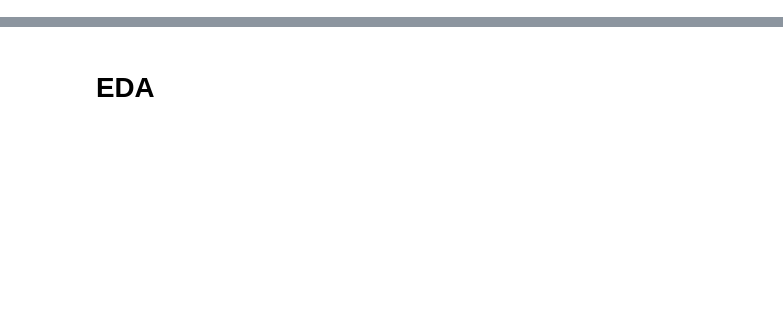
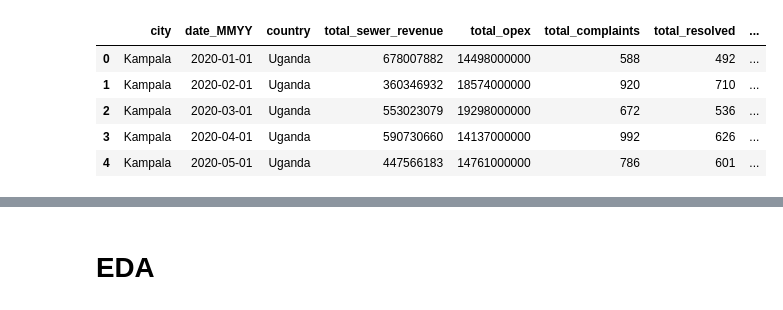
Before and after one commit to Praju2002/ADI-Team-B, a Jupyter notebook: EDA.ipynb, the cells around one changed output, grey strips where cells are left out. Cells and saved outputs as stored; diff of their text form; code cells hidden in the pictures; blank space fills up the shorter version.

```diff
--- a/EDA.ipynb
+++ b/EDA.ipynb
@@ -0,0 +180,30 @@
+# %%
+kpi2a4a5_all_fin_service_df = simple_group_and_sum(
+    df=all_fin_service_df, group_cols=["city", "date_MMYY", "country"],
+    sum_cols=["sewer_revenue", "opex", "complaints", "resolved", "blocks", "sewer_length"])
+
+kpi2a4a5_all_fin_service_df.rename(columns={'sewer_revenue': 'total_sewer_revenue'}, inplace=True)
+kpi2a4a5_all_fin_service_df.rename(columns={'opex': 'total_opex'}, inplace=True)
+kpi2a4a5_all_fin_service_df = kpi_rate_calc(kpi2a4a5_all_fin_service_df, "SRC", "total_sewer_revenue", "total_opex", flag=1)
+
+# kpi4a5_all_fin_service_df = simple_group_and_sum(
+#     df=all_fin_service_df, group_cols=["city", "date_MMYY", "country"],
+#     sum_cols=[])
+
+kpi2a4a5_all_fin_service_df.rename(columns={'complaints': 'total_complaints'}, inplace=True)
+kpi2a4a5_all_fin_service_df.rename(columns={'resolved': 'total_resolved'}, inplace=True)
+kpi2a4a5_all_fin_service_df = kpi_rate_calc(kpi2a4a5_all_fin_service_df, "SUC", "total_complaints", "total_resolved", flag=0)
+
+kpi2a4a5_all_fin_service_df.rename(columns={'blocks': 'total_blocks'}, inplace=True)
+kpi2a4a5_all_fin_service_df.rename(columns={'sewer_length': 'total_sewer_length'}, inplace=True)
+kpi2a4a5_all_fin_service_df = kpi_rate_calc(kpi2a4a5_all_fin_service_df, "SBK", "total_blocks", "total_sewer_length", flag=2)
+
+
+kpi2a4a5_all_fin_service_df.head()
+# %% [output]
+|  | city | date_MMYY | country | total_sewer_revenue | total_opex | total_complaints | total_resolved | ... |
+| 0 | Kampala | 2020-01-01 | Uganda | 678007882 | 14498000000 | 588 | 492 | ... |
+| 1 | Kampala | 2020-02-01 | Uganda | 360346932 | 18574000000 | 920 | 710 | ... |
+| 2 | Kampala | 2020-03-01 | Uganda | 553023079 | 19298000000 | 672 | 536 | ... |
+| 3 | Kampala | 2020-04-01 | Uganda | 590730660 | 14137000000 | 992 | 626 | ... |
+| 4 | Kampala | 2020-05-01 | Uganda | 447566183 | 14761000000 | 786 | 601 | ... |
```
Also changed, not shown: parts of 25 cells of this notebook.
